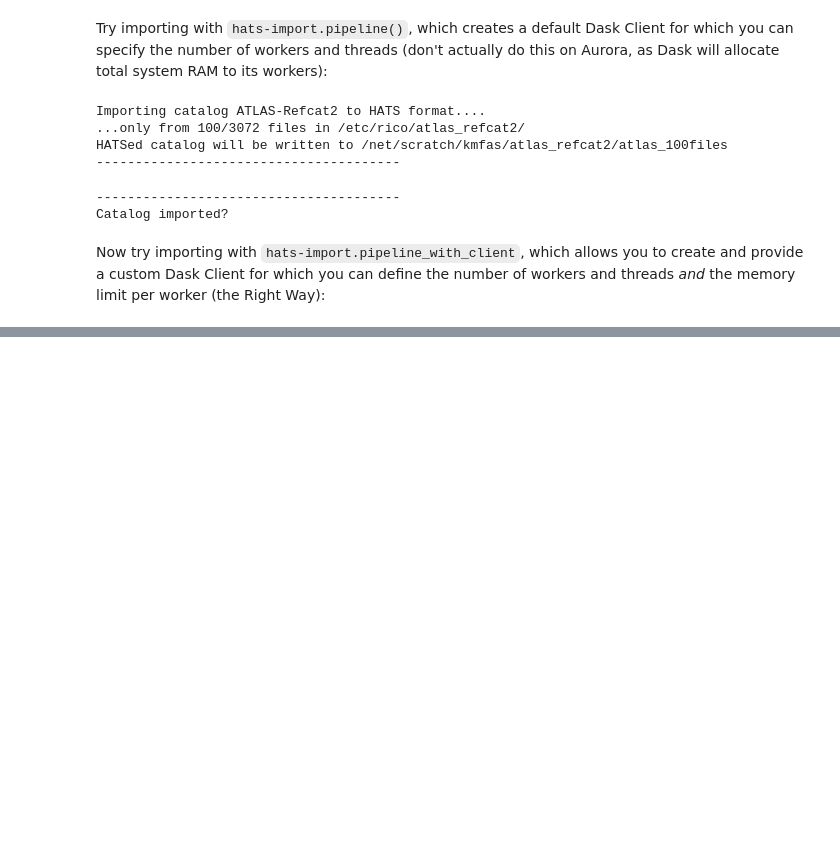
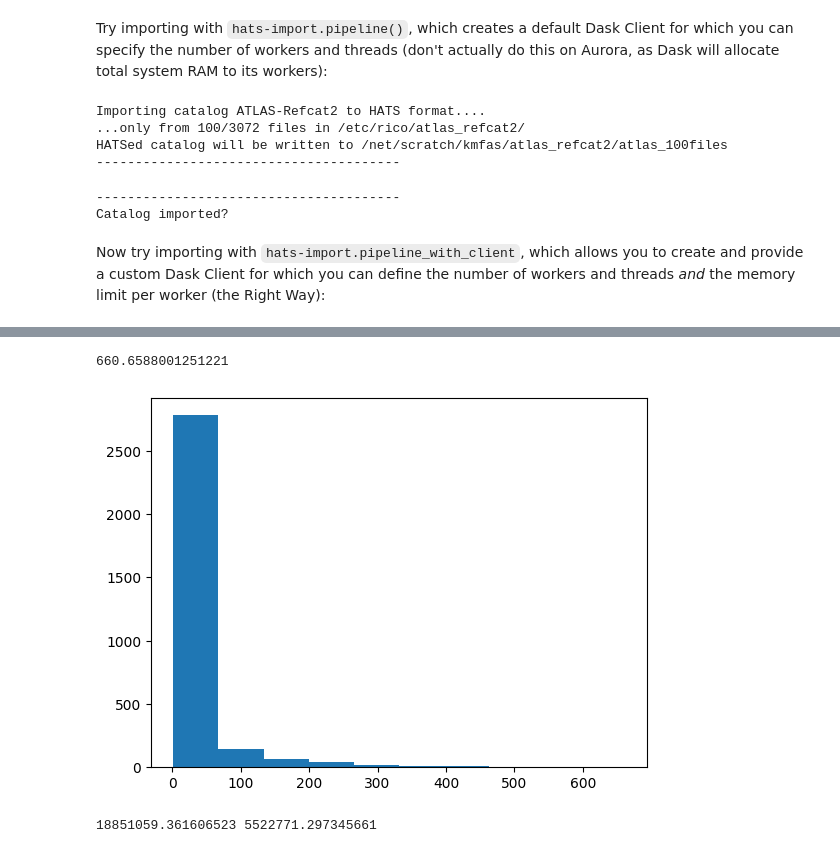
Before and after one commit to katiefasbender/hats_testing_aurora, a Jupyter notebook: scripts/hats_import_tests.ipynb, the cells around one changed output, grey strips where cells are left out. Cells and saved outputs as stored; diff of their text form; code cells hidden in the pictures; blank space fills up the shorter version.

```diff
--- a/scripts/hats_import_tests.ipynb
+++ b/scripts/hats_import_tests.ipynb
@@ -211,0 +344,36 @@ client.close()
+# %%
+# Get sizes of feather files that the un-HATS-ed ATLAS is stored i:
+import glob
+import os
+import matplotlib.pyplot as plt
+
+unhatsed_atlas_files = glob.glob("/etc/rico/atlas_refcat2/*/*/*.feather",recursive=True)
+sizes = []
+for fl in unhatsed_atlas_files:
+    sizes.append(os.path.getsize(fl)/1024/1024)
+print(max(sizes))
+
+plt.hist(sizes)
+plt.show()
+# %% [output]
+660.6588001251221
+[figure, added]
+# %%
+#Estimate pixel threshold
+import pyarrow.parquet as pq
+import os
+
+ideal_file_size_small = 300 * 1024 * 1024 #300MB
+ideal_file_size_large = 1024 * 1024 * 1024 #1GB
+
+sample_parquet_file = '/net/scratch/kmfas/atlas_refcat2/atlas_0_01/dataset/Norder=4/Dir=0/Npix=3057.parquet'
+pfile = pq.ParquetFile(sample_parquet_file)
+fsize = os.path.getsize(sample_parquet_file)
+
+# estimate of number of rows in a small/large ideal file:
+nrows_small_ideal = ideal_file_size_small/fsize*pfile.metadata.num_rows
+nrows_large_ideal = ideal_file_size_large/fsize*pfile.metadata.num_rows
+
+print(nrows_large_ideal,nrows_small_ideal)
+# %% [output]
+18851059.361606523 5522771.297345661
```
Also changed, not shown: parts of 18 cells of this notebook, 5 other files.
